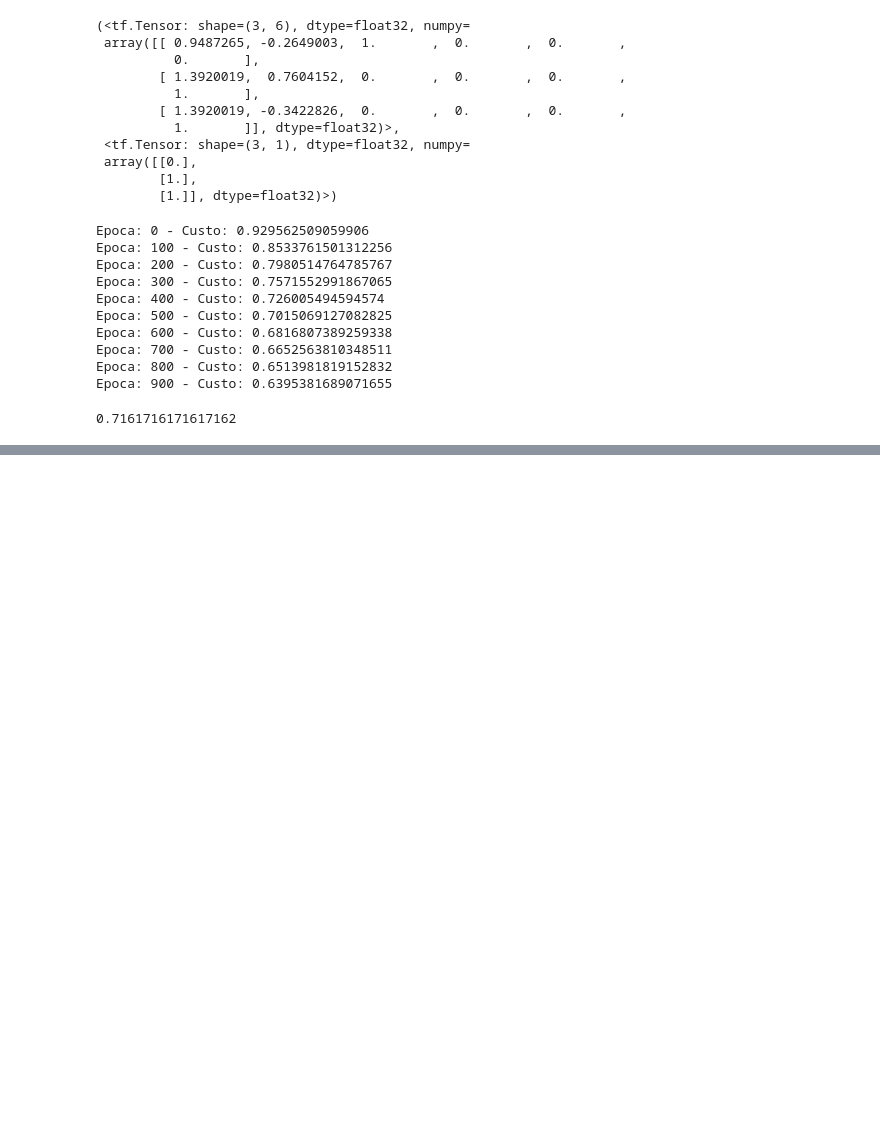
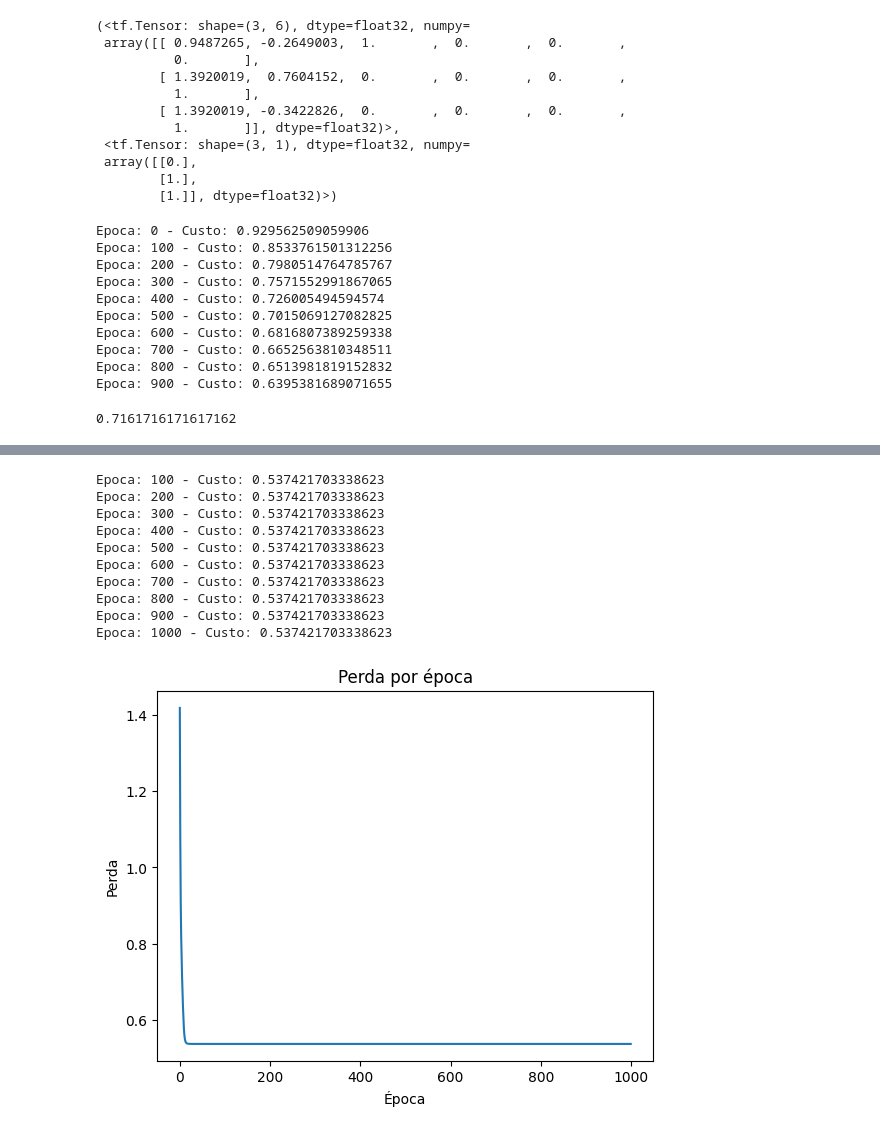
Before and after one commit to AndersonDeFaro/Estudos-Alura-Pyhton, a Jupyter notebook: 7 - TensorFlow/1_0_Introducao.ipynb, the cells around one changed output, grey strips where cells are left out. Cells and saved outputs as stored; diff of their text form; code cells hidden in the pictures; blank space fills up the shorter version.

```diff
--- a/7 - TensorFlow/1_0_Introducao.ipynb
+++ b/7 - TensorFlow/1_0_Introducao.ipynb
@@ -473,0 +559,16 @@ acerto
+# %%
+learning_rate = 1.
+perdas_1 = run_all()
+print_grafico(perdas_1)
+# %% [output]
+Epoca: 100 - Custo: 0.537421703338623
+Epoca: 200 - Custo: 0.537421703338623
+Epoca: 300 - Custo: 0.537421703338623
+Epoca: 400 - Custo: 0.537421703338623
+Epoca: 500 - Custo: 0.537421703338623
+Epoca: 600 - Custo: 0.537421703338623
+Epoca: 700 - Custo: 0.537421703338623
+Epoca: 800 - Custo: 0.537421703338623
+Epoca: 900 - Custo: 0.537421703338623
+Epoca: 1000 - Custo: 0.537421703338623
+[figure, added]
```
Also changed, not shown: parts of 13 cells of this notebook.
